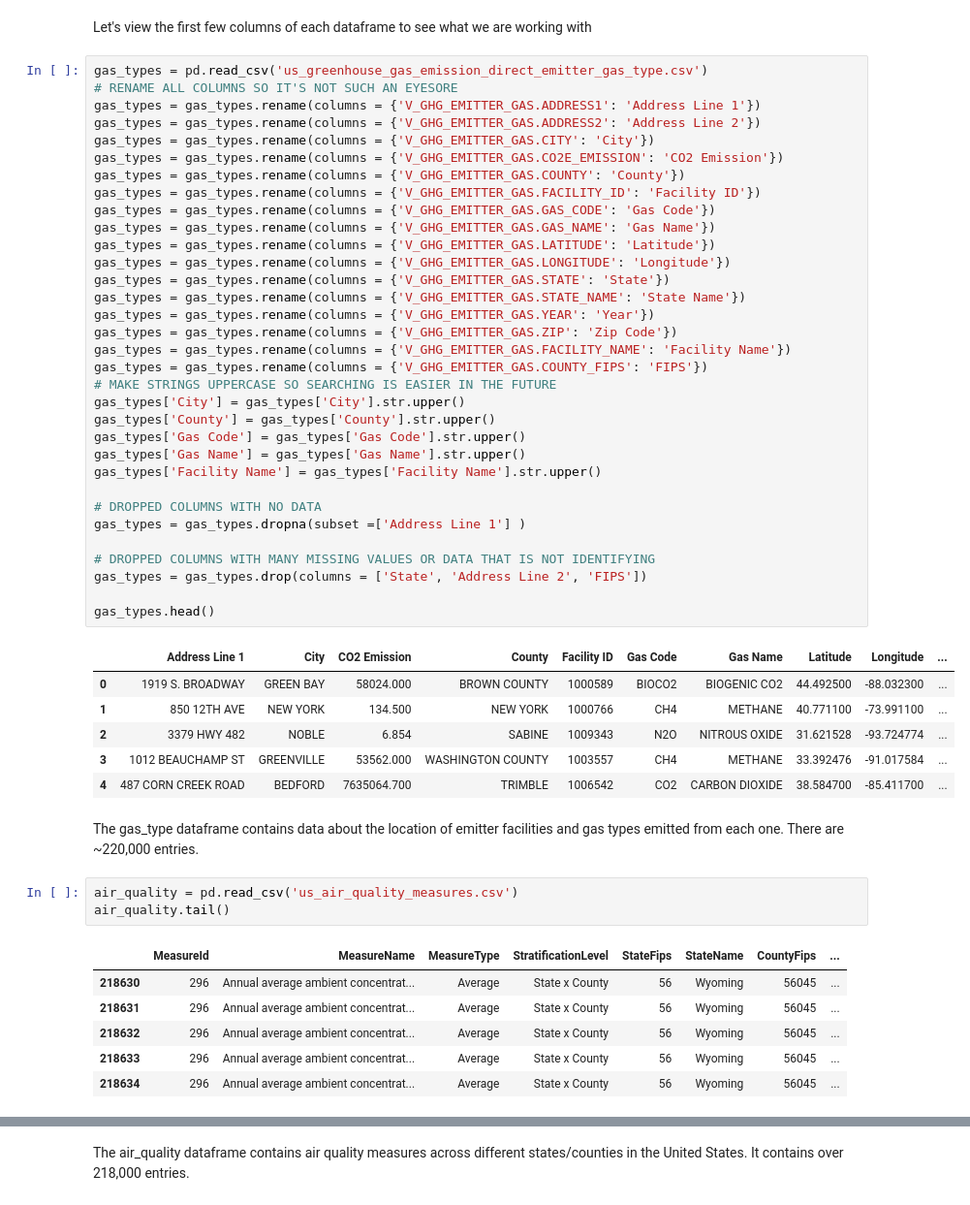
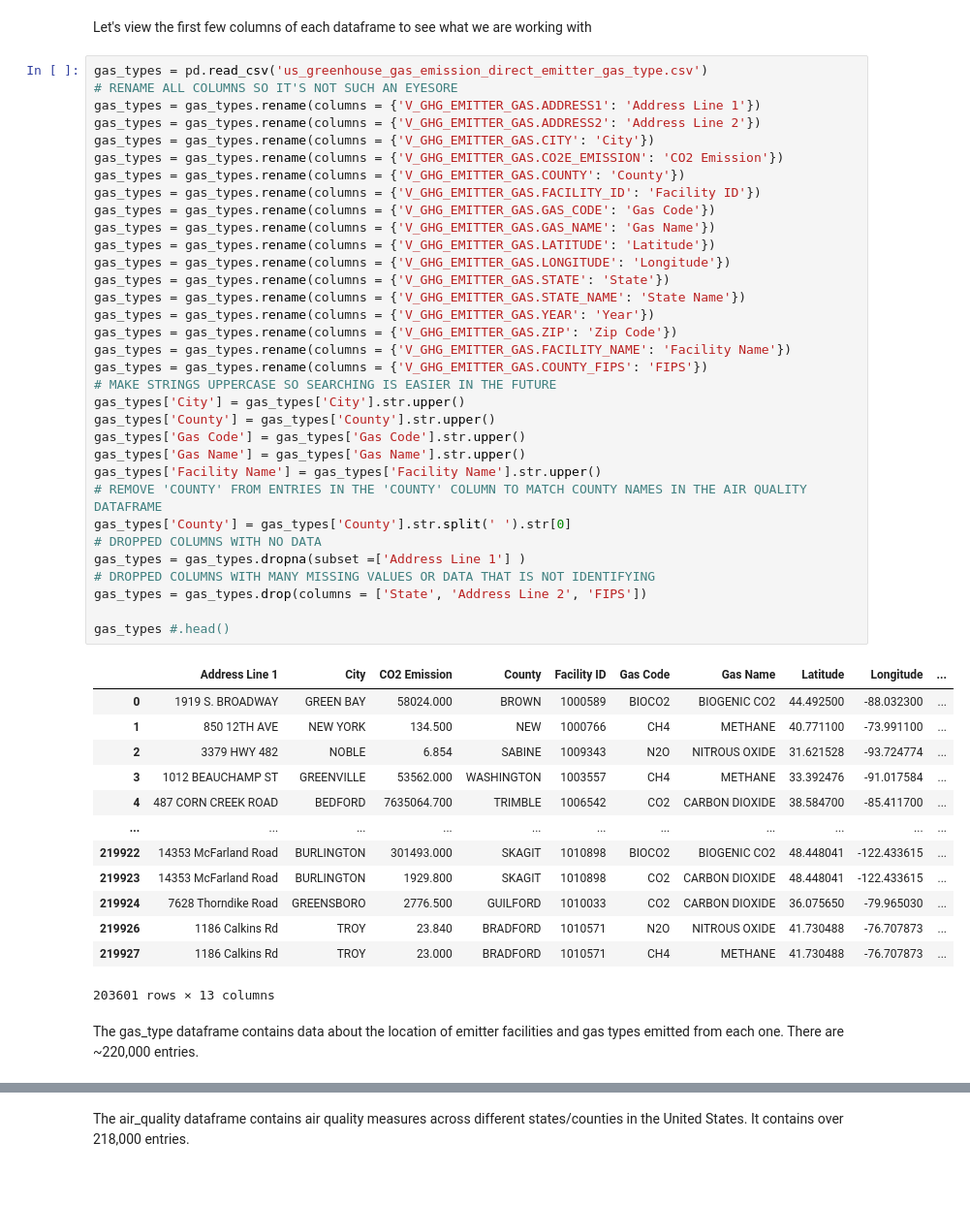
Before and after one commit to EnviroTechSean/TeamPunchParty, a Jupyter notebook: exploredata.ipynb, the cells around one changed output, grey strips where cells are left out. Shown at 97% size. Cells and saved outputs as stored; diff of their text form.

Commit message:
started exploring corellation btw air quality and gas types

```diff
--- a/exploredata.ipynb
+++ b/exploredata.ipynb
@@ -8,50 +8,47 @@ gas_types = pd.read_csv('us_greenhouse_gas_emission_direct_emitter_gas_type.csv'
 # RENAME ALL COLUMNS SO IT'S NOT SUCH AN EYESORE
 gas_types = gas_types.rename(columns = {'V_GHG_EMITTER_GAS.ADDRESS1': 'Address Line 1'})
 gas_types = gas_types.rename(columns = {'V_GHG_EMITTER_GAS.ADDRESS2': 'Address Line 2'})
 gas_types = gas_types.rename(columns = {'V_GHG_EMITTER_GAS.CITY': 'City'})
 gas_types = gas_types.rename(columns = {'V_GHG_EMITTER_GAS.CO2E_EMISSION': 'CO2 Emission'})
 gas_types = gas_types.rename(columns = {'V_GHG_EMITTER_GAS.COUNTY': 'County'})
 gas_types = gas_types.rename(columns = {'V_GHG_EMITTER_GAS.FACILITY_ID': 'Facility ID'})
 gas_types = gas_types.rename(columns = {'V_GHG_EMITTER_GAS.GAS_CODE': 'Gas Code'})
 gas_types = gas_types.rename(columns = {'V_GHG_EMITTER_GAS.GAS_NAME': 'Gas Name'})
 gas_types = gas_types.rename(columns = {'V_GHG_EMITTER_GAS.LATITUDE': 'Latitude'})
 gas_types = gas_types.rename(columns = {'V_GHG_EMITTER_GAS.LONGITUDE': 'Longitude'})
 gas_types = gas_types.rename(columns = {'V_GHG_EMITTER_GAS.STATE': 'State'})
 gas_types = gas_types.rename(columns = {'V_GHG_EMITTER_GAS.STATE_NAME': 'State Name'})
 gas_types = gas_types.rename(columns = {'V_GHG_EMITTER_GAS.YEAR': 'Year'})
 gas_types = gas_types.rename(columns = {'V_GHG_EMITTER_GAS.ZIP': 'Zip Code'})
 gas_types = gas_types.rename(columns = {'V_GHG_EMITTER_GAS.FACILITY_NAME': 'Facility Name'})
 gas_types = gas_types.rename(columns = {'V_GHG_EMITTER_GAS.COUNTY_FIPS': 'FIPS'})
 # MAKE STRINGS UPPERCASE SO SEARCHING IS EASIER IN THE FUTURE
 gas_types['City'] = gas_types['City'].str.upper()
 gas_types['County'] = gas_types['County'].str.upper()
 gas_types['Gas Code'] = gas_types['Gas Code'].str.upper()
 gas_types['Gas Name'] = gas_types['Gas Name'].str.upper()
 gas_types['Facility Name'] = gas_types['Facility Name'].str.upper()
-
+# REMOVE 'COUNTY' FROM ENTRIES IN THE 'COUNTY' COLUMN TO MATCH COUNTY NAMES IN THE AIR QUALITY DATAFRAME
+gas_types['County'] = gas_types['County'].str.split(' ').str[0]
 # DROPPED COLUMNS WITH NO DATA
 gas_types = gas_types.dropna(subset =['Address Line 1'] )
-
 # DROPPED COLUMNS WITH MANY MISSING VALUES OR DATA THAT IS NOT IDENTIFYING
 gas_types = gas_types.drop(columns = ['State', 'Address Line 2', 'FIPS'])
 
-gas_types.head()
+gas_types #.head()
 # %% [output]
 |  | Address Line 1 | City | CO2 Emission | County | Facility ID | Gas Code | Gas Name | Latitude | Longitude | ... |
-| 0 | 1919 S. BROADWAY | GREEN BAY | 58024.000 | BROWN COUNTY | 1000589 | BIOCO2 | BIOGENIC CO2 | 44.492500 | -88.032300 | ... |
-| 1 | 850 12TH AVE | NEW YORK | 134.500 | NEW YORK | 1000766 | CH4 | METHANE | 40.771100 | -73.991100 | ... |
+| 0 | 1919 S. BROADWAY | GREEN BAY | 58024.000 | BROWN | 1000589 | BIOCO2 | BIOGENIC CO2 | 44.492500 | -88.032300 | ... |
+| 1 | 850 12TH AVE | NEW YORK | 134.500 | NEW | 1000766 | CH4 | METHANE | 40.771100 | -73.991100 | ... |
 | 2 | 3379 HWY 482 | NOBLE | 6.854 | SABINE | 1009343 | N2O | NITROUS OXIDE | 31.621528 | -93.724774 | ... |
-| 3 | 1012 BEAUCHAMP ST | GREENVILLE | 53562.000 | WASHINGTON COUNTY | 1003557 | CH4 | METHANE | 33.392476 | -91.017584 | ... |
+| 3 | 1012 BEAUCHAMP ST | GREENVILLE | 53562.000 | WASHINGTON | 1003557 | CH4 | METHANE | 33.392476 | -91.017584 | ... |
 | 4 | 487 CORN CREEK ROAD | BEDFORD | 7635064.700 | TRIMBLE | 1006542 | CO2 | CARBON DIOXIDE | 38.584700 | -85.411700 | ... |
+| ... | ... | ... | ... | ... | ... | ... | ... | ... | ... | ... |
+| 219922 | 14353 McFarland Road | BURLINGTON | 301493.000 | SKAGIT | 1010898 | BIOCO2 | BIOGENIC CO2 | 48.448041 | -122.433615 | ... |
+| 219923 | 14353 McFarland Road | BURLINGTON | 1929.800 | SKAGIT | 1010898 | CO2 | CARBON DIOXIDE | 48.448041 | -122.433615 | ... |
+| 219924 | 7628 Thorndike Road | GREENSBORO | 2776.500 | GUILFORD | 1010033 | CO2 | CARBON DIOXIDE | 36.075650 | -79.965030 | ... |
+| 219926 | 1186 Calkins Rd | TROY | 23.840 | BRADFORD | 1010571 | N2O | NITROUS OXIDE | 41.730488 | -76.707873 | ... |
+| 219927 | 1186 Calkins Rd | TROY | 23.000 | BRADFORD | 1010571 | CH4 | METHANE | 41.730488 | -76.707873 | ... |
+203601 rows × 13 columns
 # %% [markdown]
 The gas_type dataframe contains data about the location of emitter facilities and gas types emitted from each one. There are ~220,000 entries.
-# %%
-air_quality = pd.read_csv('us_air_quality_measures.csv')
-air_quality.tail()
-# %% [output]
-|  | MeasureId | MeasureName | MeasureType | StratificationLevel | StateFips | StateName | CountyFips | ... |
-| 218630 | 296 | Annual average ambient concentrat... | Average | State x County | 56 | Wyoming | 56045 | ... |
-| 218631 | 296 | Annual average ambient concentrat... | Average | State x County | 56 | Wyoming | 56045 | ... |
-| 218632 | 296 | Annual average ambient concentrat... | Average | State x County | 56 | Wyoming | 56045 | ... |
-| 218633 | 296 | Annual average ambient concentrat... | Average | State x County | 56 | Wyoming | 56045 | ... |
-| 218634 | 296 | Annual average ambient concentrat... | Average | State x County | 56 | Wyoming | 56045 | ... |
```
Also changed, not shown: parts of 7 cells of this notebook.
